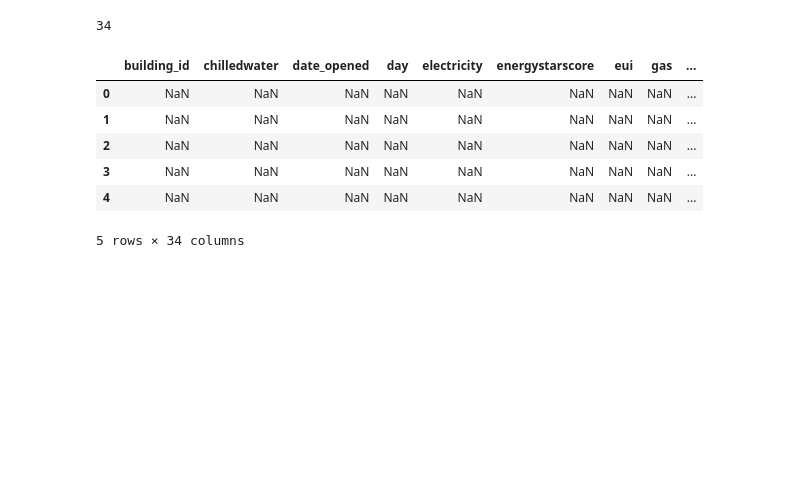
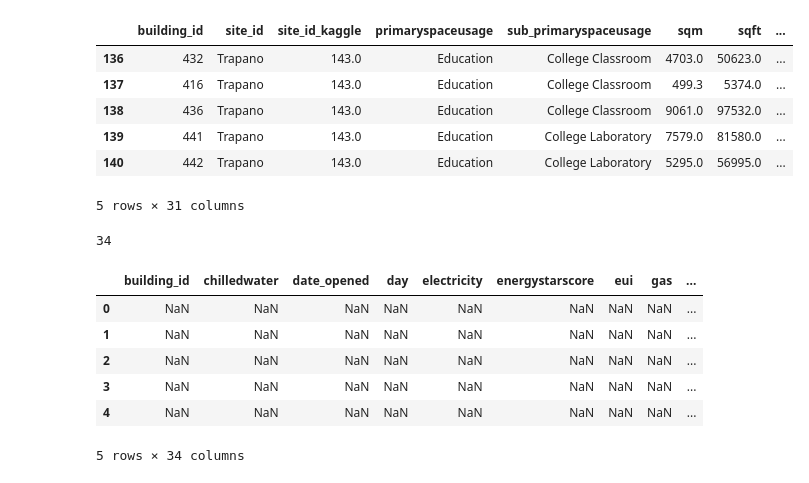
Before and after one commit to DmtrRm/IAAC2024_tutorials, a Jupyter notebook: data_gettingtoknow.ipynb, the cells around one changed output. Saved outputs shown, nothing was run; the diff lists cells and outputs as text; code cells hidden in the pictures; blank space fills up the shorter version.

```diff
--- a/data_gettingtoknow.ipynb
+++ b/data_gettingtoknow.ipynb
@@ -23,3 +33,13 @@ AttributeError: 'DataFrame' object has no attribute 'appent'
+# %%
+metadata.head()
+# %% [output]
+|  | building_id | site_id | site_id_kaggle | primaryspaceusage | sub_primaryspaceusage | sqm | sqft | ... |
+| 136 | 432 | Trapano | 143.0 | Education | College Classroom | 4703.0 | 50623.0 | ... |
+| 137 | 416 | Trapano | 143.0 | Education | College Classroom | 499.3 | 5374.0 | ... |
+| 138 | 436 | Trapano | 143.0 | Education | College Classroom | 9061.0 | 97532.0 | ... |
+| 139 | 441 | Trapano | 143.0 | Education | College Laboratory | 7579.0 | 81580.0 | ... |
+| 140 | 442 | Trapano | 143.0 | Education | College Laboratory | 5295.0 | 56995.0 | ... |
+5 rows × 31 columns
 # %%
 # segmenting the dataset
 
```
Also changed, not shown: parts of 1 cell of this notebook.
